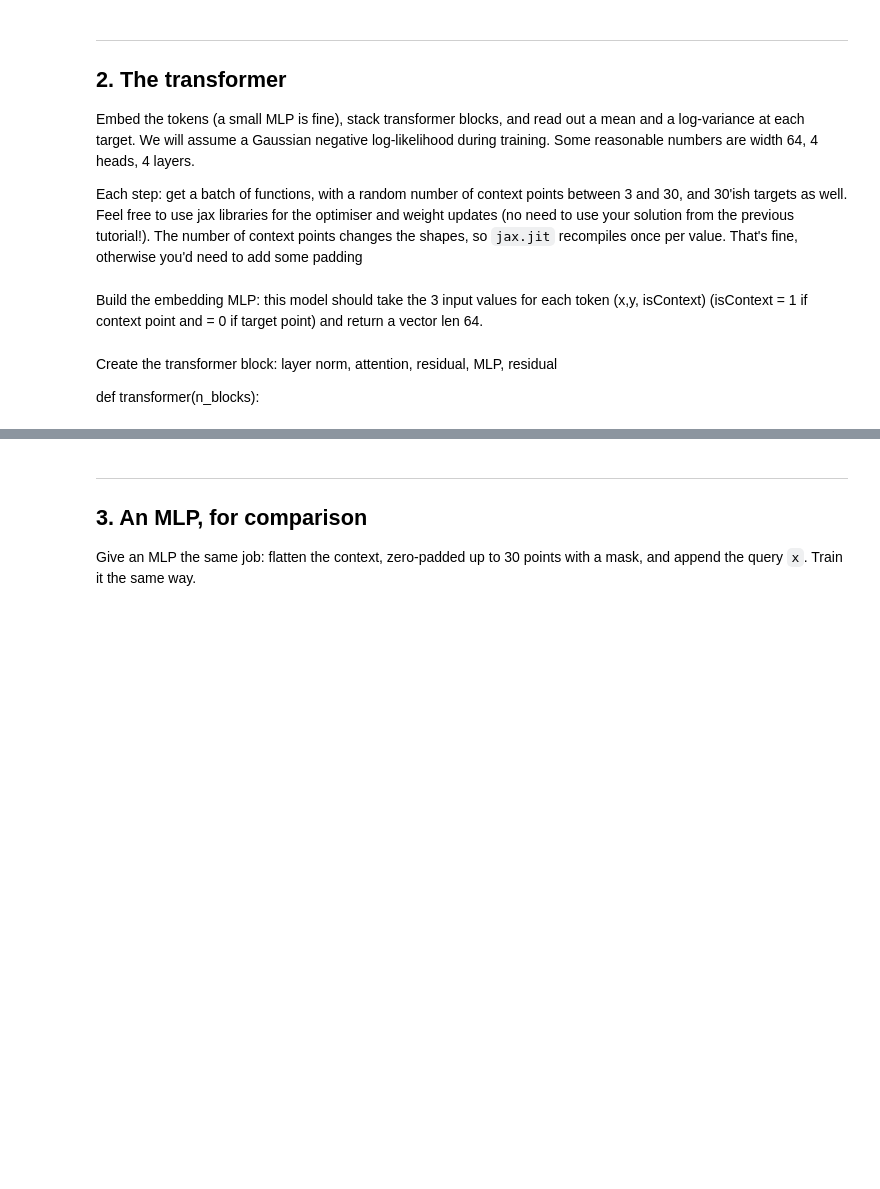
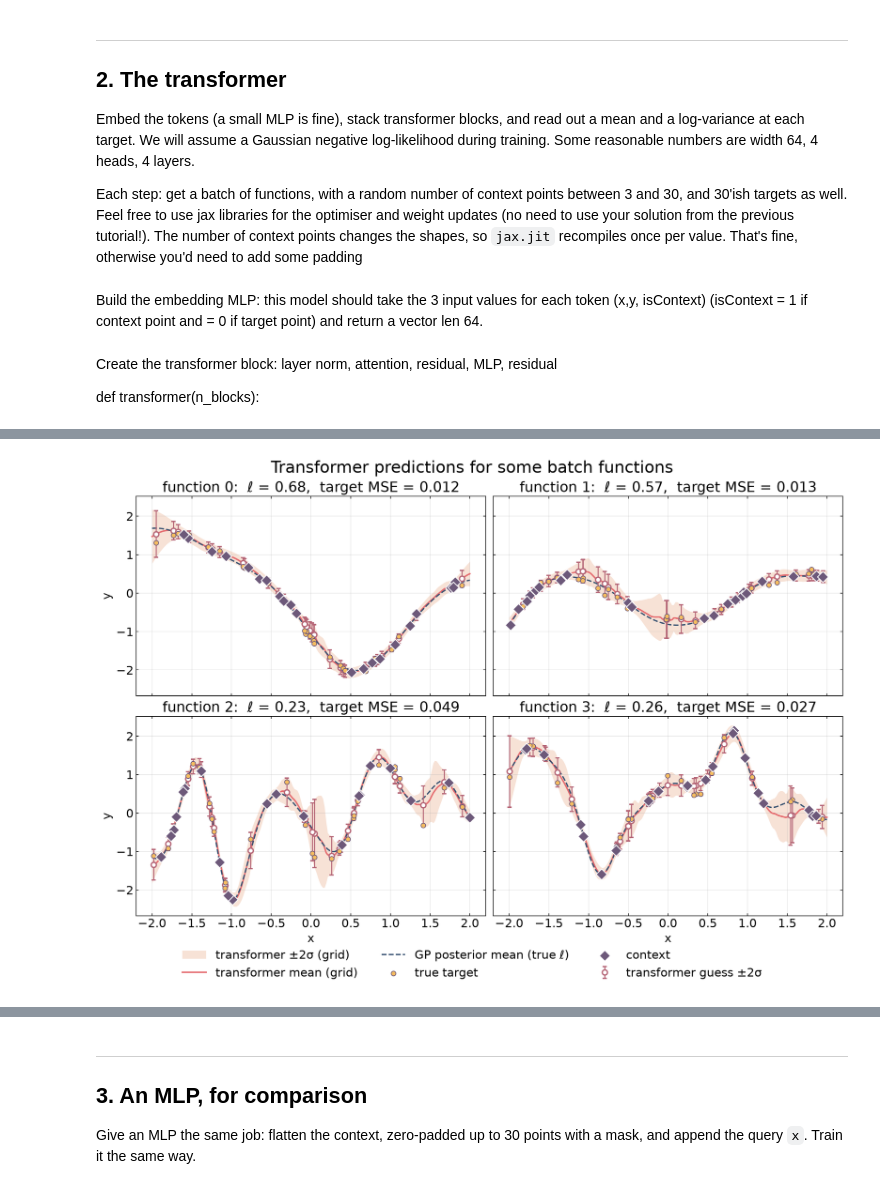
Before and after one commit to chrissellgren/ML_f26, a Jupyter notebook: lab2/lab2.ipynb, the cells around one changed output, grey strips where cells are left out. Cells and saved outputs as stored; diff of their text form; code cells hidden in the pictures; blank space fills up the shorter version.

```diff
--- a/lab2/lab2.ipynb
+++ b/lab2/lab2.ipynb
@@ -313,0 +464,48 @@ opt_state = opt.init(params)
+# %%
+# [Claude-generated] Transformer predictions vs. the truth for four functions from the batch.
+# Points: true (noisy) target values, and the transformer's guess at each target x with
+# ±2σ error bars (σ = exp(log_var / 2)). Line + band: the transformer evaluated on a dense
+# x-grid, which is valid because targets can't see each other (see make_mask), so each grid
+# point is predicted from the context alone, exactly like a real target. Dashed line: the
+# exact GP posterior mean with the true lengthscale, i.e. the best possible prediction.
+SUNSET = {"dusk": "#355070", "plum": "#6d597a", "rose": "#b56576",
+          "coral": "#e56b6f", "peach": "#eaac8b", "gold": "#f6bd60"}
+
+n_show = 4
+grid_x = jnp.linspace(-X_MAX, X_MAX, 200)
+grid_b = jnp.broadcast_to(grid_x, (n_show, grid_x.size))
+
+pred_t, logvar_t = run_transformer(params, xc[:n_show], yc[:n_show], xt[:n_show], yt[:n_show])
+pred_g, logvar_g = run_transformer(params, xc[:n_show], yc[:n_show], grid_b, grid_b)  # yt arg is unused
+gp_mean_g, _ = gp_posterior(xc[:n_show], yc[:n_show], grid_b, ell[:n_show])
+std_t = np.exp(0.5 * np.asarray(logvar_t))
+std_g = np.exp(0.5 * np.asarray(logvar_g))
+
+with plt.rc_context({"font.size": 16}):
+    fig, axes = plt.subplots(2, 2, figsize=(14, 10), dpi=150, sharex=True, sharey=True, layout="constrained")
+    for b, ax in enumerate(axes.flat):
+        ax.fill_between(grid_x, pred_g[b] - 2 * std_g[b], pred_g[b] + 2 * std_g[b],
+                        color=SUNSET["peach"], alpha=0.35, lw=0, label="transformer ±2σ (grid)")
+        ax.plot(grid_x, pred_g[b], color=SUNSET["coral"], lw=2, label="transformer mean (grid)")
+        ax.plot(grid_x, gp_mean_g[b], color=SUNSET["dusk"], lw=1.8, ls="--", label="GP posterior mean (true ℓ)")
+        ax.errorbar(xt[b], pred_t[b], yerr=2 * std_t[b], fmt="o", ms=7, mfc="white", mec=SUNSET["rose"],
+                    mew=1.8, ecolor=SUNSET["rose"], elinewidth=1.4, capsize=3, label="transformer guess ±2σ")
+        ax.scatter(xt[b], yt[b], s=40, color=SUNSET["gold"], edgecolor=SUNSET["plum"], lw=1, zorder=4,
+                   label="true target")
+        ax.scatter(xc[b], yc[b], s=110, marker="D", color=SUNSET["plum"], edgecolor="white", lw=1.2,
+                   zorder=5, label="context")
+
+        mse = float(jnp.mean((pred_t[b] - yt[b]) ** 2))
+        ax.set_title(f"function {b}:  ℓ = {float(ell[b]):.2f},  target MSE = {mse:.3f}")
+        ax.grid(alpha=0.3)
+    for ax in axes[1]:
+        ax.set_xlabel("x")
+    for ax in axes[:, 0]:
+        ax.set_ylabel("y")
+
+    handles, labels = axes[0, 0].get_legend_handles_labels()
+    fig.legend(handles, labels, loc="outside lower center", ncols=3, frameon=False)
+    fig.suptitle(f"Transformer predictions for some batch functions", fontsize=22)
+    plt.show()
+# %% [output]
+[figure, added]
```
Also changed, not shown: parts of 19 cells of this notebook.
